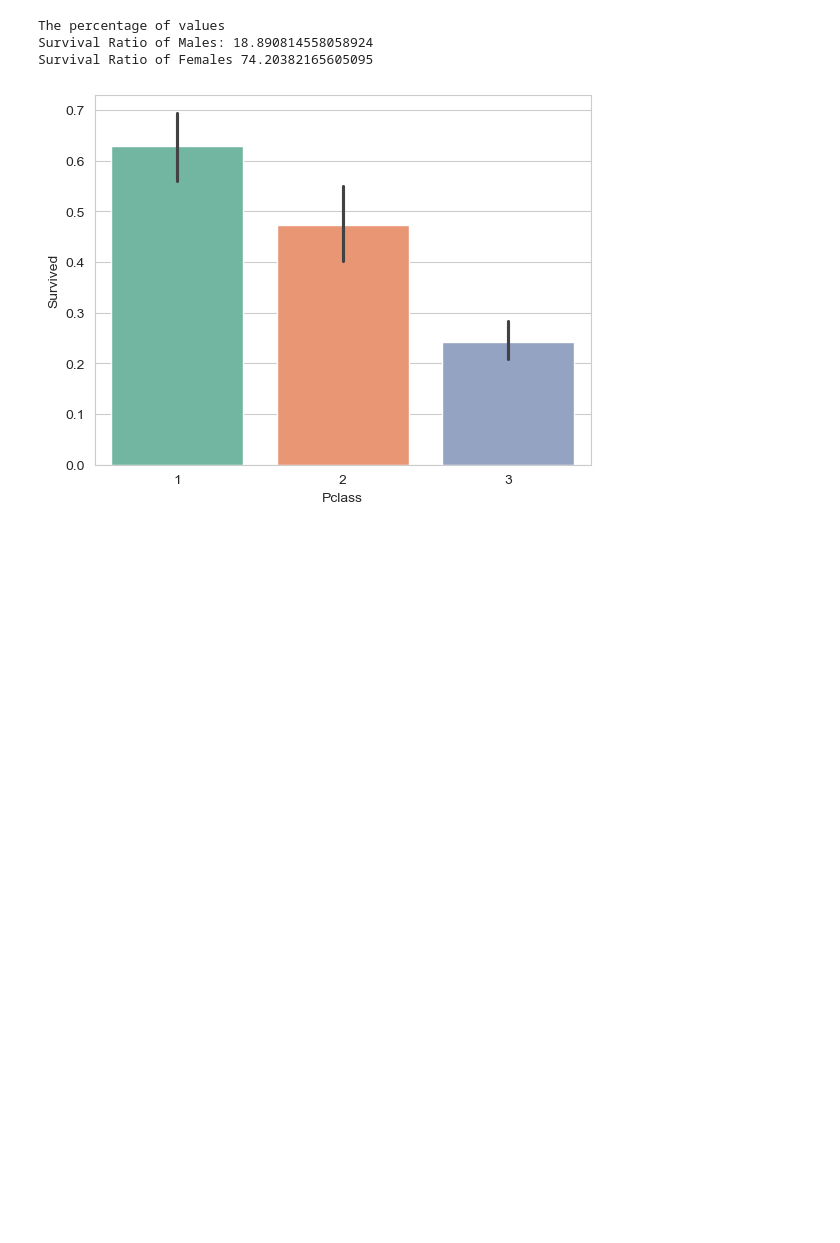
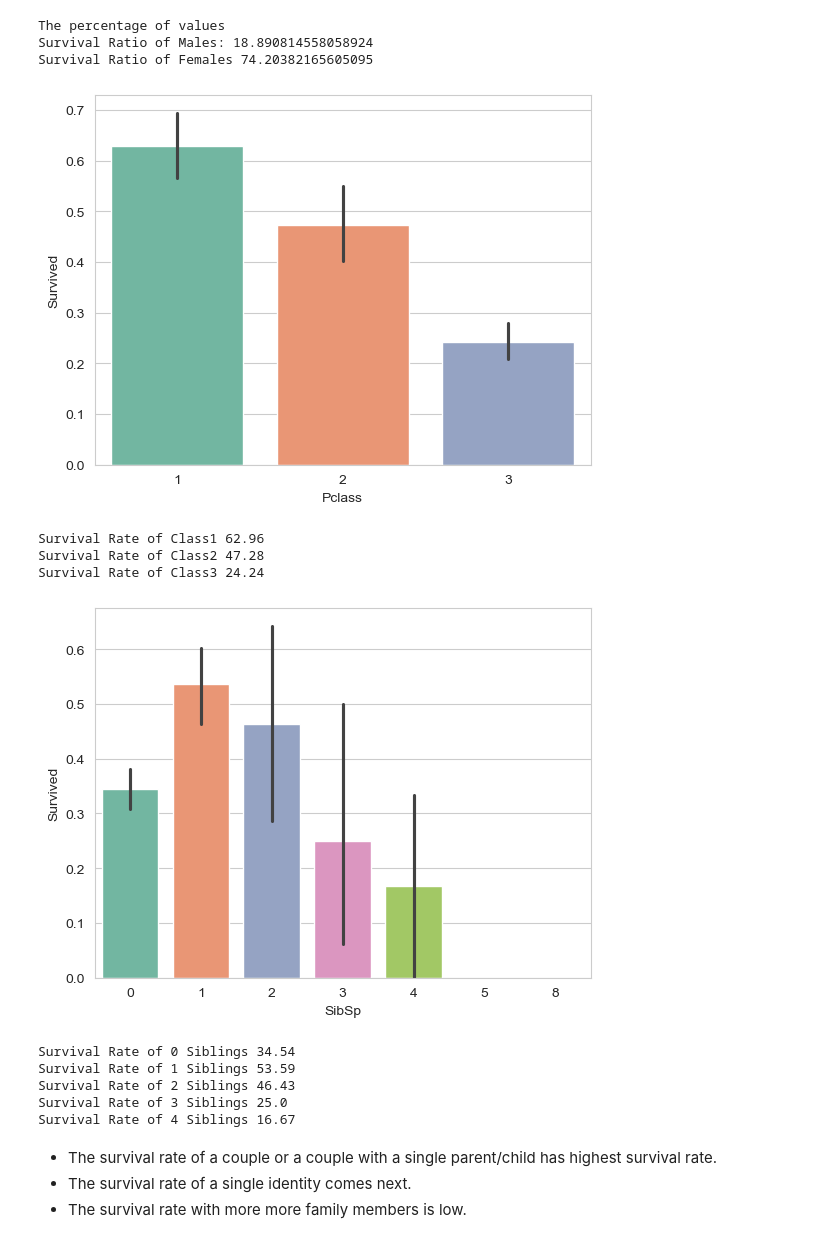
Before and after one commit to manishbhatia7/kaggle, a Jupyter notebook: input/titanic/notebook.ipynb, the cells around one changed output. Drawn from its saved outputs; the diff is of its cells as text; code cells hidden in the pictures; blank space fills up the shorter version.

```diff
--- a/input/titanic/notebook.ipynb
+++ b/input/titanic/notebook.ipynb
@@ -177,5 +177,30 @@ Survival Ratio of Females 74.20382165605095
 # %%
 sns.barplot(x='Pclass',y='Survived',data=train_df,palette="Set2")
 plt.show()
+print("Survival Rate of Class1",round(train_df["Survived"][train_df["Pclass"]==1].value_counts(normalize=True)[1]*100,2))
+print("Survival Rate of Class2",round(train_df["Survived"][train_df["Pclass"]==2].value_counts(normalize=True)[1]*100,2))
+print("Survival Rate of Class3",round(train_df["Survived"][train_df["Pclass"]==3].value_counts(normalize=True)[1]*100,2))
 # %% [output]
 [figure]
+Survival Rate of Class1 62.96
+Survival Rate of Class2 47.28
+Survival Rate of Class3 24.24
+# %%
+sns.barplot(x='SibSp',y='Survived',data=train_df,palette="Set2")
+plt.show()
+print("Survival Rate of 0 Siblings",round(train_df["Survived"][train_df["SibSp"]==0].value_counts(normalize=True)[1]*100,2))
+print("Survival Rate of 1 Siblings",round(train_df["Survived"][train_df["SibSp"]==1].value_counts(normalize=True)[1]*100,2))
+print("Survival Rate of 2 Siblings",round(train_df["Survived"][train_df["SibSp"]==2].value_counts(normalize=True)[1]*100,2))
+print("Survival Rate of 3 Siblings",round(train_df["Survived"][train_df["SibSp"]==3].value_counts(normalize=True)[1]*100,2))
+print("Survival Rate of 4 Siblings",round(train_df["Survived"][train_df["SibSp"]==4].value_counts(normalize=True)[1]*100,2))
+# %% [output]
+[figure, added]
+Survival Rate of 0 Siblings 34.54
+Survival Rate of 1 Siblings 53.59
+Survival Rate of 2 Siblings 46.43
+Survival Rate of 3 Siblings 25.0
+Survival Rate of 4 Siblings 16.67
+# %% [markdown]
+* The survival rate of a couple or a couple with a single parent/child has highest survival rate.
+* The survival rate of a single identity comes next.
+* The survival rate with more more family members is low.
```
Also changed, not shown: parts of 3 cells of this notebook.
